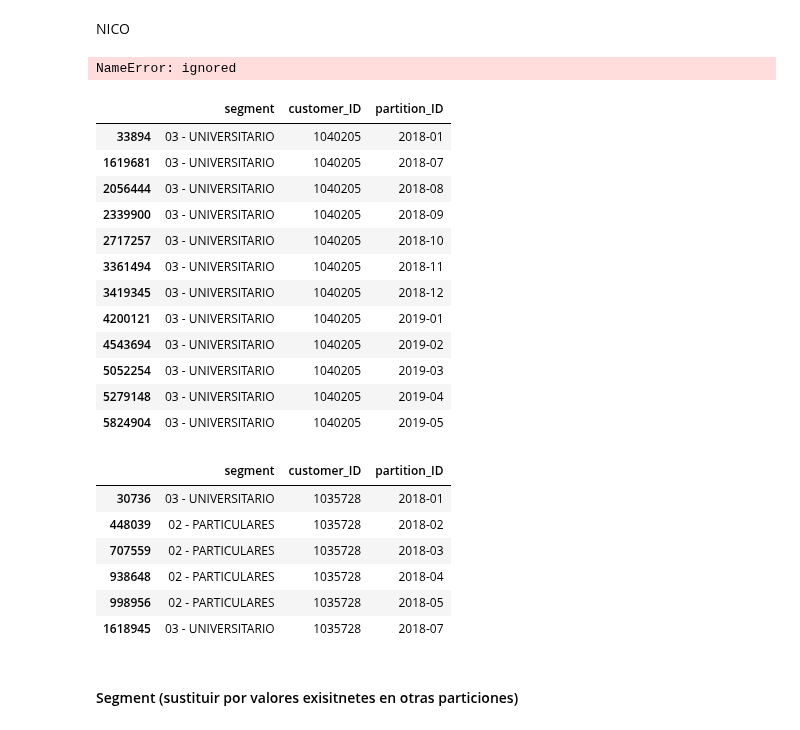
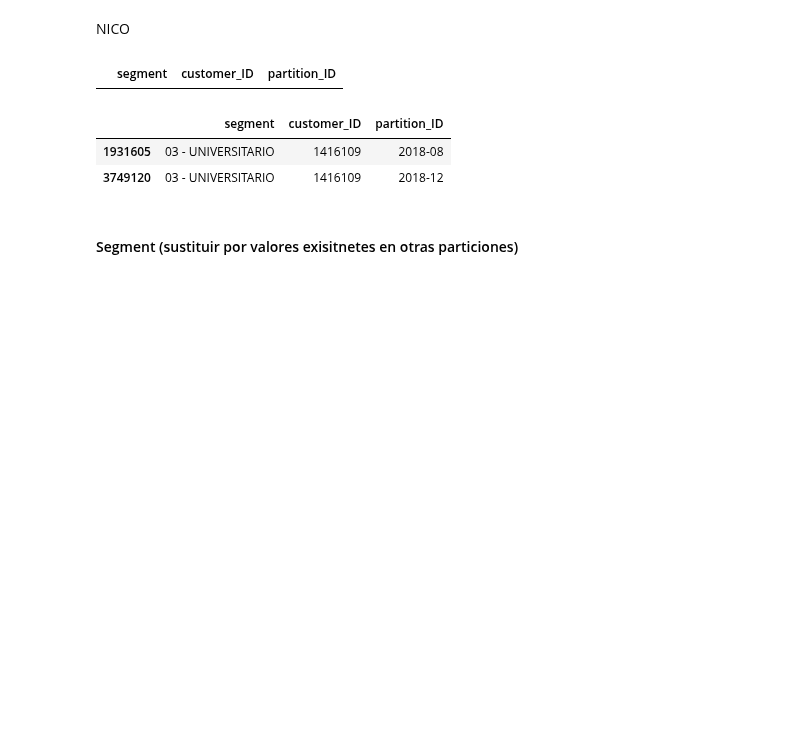
Before and after one commit to RicardColomOrero/easymoney, a Jupyter notebook: Easymoney.ipynb, the cells around one changed output. Cells and saved outputs as stored; diff of their text form; code cells hidden in the pictures; blank space fills up the shorter version.

```diff
--- a/Easymoney.ipynb
+++ b/Easymoney.ipynb
@@ -847,0 +853,5 @@ df1 = df_raw.copy()
+# %%
+# Cogemos una muestra aleatoria del 10% de la base de datos
+
+n = int(len(df_raw) * 0.1)
+df1 = df_raw.sample(n)
@@ -891,4 +902,0 @@ country_id_not_ES = df1[df1["country_id"] != "ES"]["country_id"].value_counts().
-# %%
-df1["country_id"] = df1["country_id"].replace(country_id_not_ES, 0)
-# %%
-df1["country_id"] = df1["country_id"].replace("ES", 1)
@@ -1142,37 +1009,19 @@ df1[df1["segment"].isnull()]
 # %% [markdown]
 NICO
 # %%
-df1_nico = df1
+df1_nico = df1.copy()
-# %% [output]
-NameError: ignored
 # %%
 df1_nico = df1_nico.groupby("partition_ID")["segment","customer_ID","partition_ID"].transform(lambda series: series.backfill().ffill())
 # %%
-df1_nico[df1_nico["customer_ID"] == 1040205 ]
+df1_nico[df1_nico["customer_ID"] == 1550864 ]
 # %% [output]
 |  | segment | customer_ID | partition_ID |
-| 33894 | 03 - UNIVERSITARIO | 1040205 | 2018-01 |
-| 1619681 | 03 - UNIVERSITARIO | 1040205 | 2018-07 |
-| 2056444 | 03 - UNIVERSITARIO | 1040205 | 2018-08 |
-| 2339900 | 03 - UNIVERSITARIO | 1040205 | 2018-09 |
-| 2717257 | 03 - UNIVERSITARIO | 1040205 | 2018-10 |
-| 3361494 | 03 - UNIVERSITARIO | 1040205 | 2018-11 |
-| 3419345 | 03 - UNIVERSITARIO | 1040205 | 2018-12 |
-| 4200121 | 03 - UNIVERSITARIO | 1040205 | 2019-01 |
-| 4543694 | 03 - UNIVERSITARIO | 1040205 | 2019-02 |
-| 5052254 | 03 - UNIVERSITARIO | 1040205 | 2019-03 |
-| 5279148 | 03 - UNIVERSITARIO | 1040205 | 2019-04 |
-| 5824904 | 03 - UNIVERSITARIO | 1040205 | 2019-05 |
 # %%
-df1_nico[df1_nico["customer_ID"] == 1035728 ]
+df1_nico[df1_nico["customer_ID"] == 1416109	 ]
 # %% [output]
 |  | segment | customer_ID | partition_ID |
-| 30736 | 03 - UNIVERSITARIO | 1035728 | 2018-01 |
-| 448039 | 02 - PARTICULARES | 1035728 | 2018-02 |
-| 707559 | 02 - PARTICULARES | 1035728 | 2018-03 |
-| 938648 | 02 - PARTICULARES | 1035728 | 2018-04 |
-| 998956 | 02 - PARTICULARES | 1035728 | 2018-05 |
-| 1618945 | 03 - UNIVERSITARIO | 1035728 | 2018-07 |
+| 1931605 | 03 - UNIVERSITARIO | 1416109 | 2018-08 |
+| 3749120 | 03 - UNIVERSITARIO | 1416109 | 2018-12 |
 # %% [markdown]
 #### Segment (sustituir por valores exisitnetes en otras particiones)
 # %%
```
Also changed, not shown: parts of 115 cells of this notebook.
